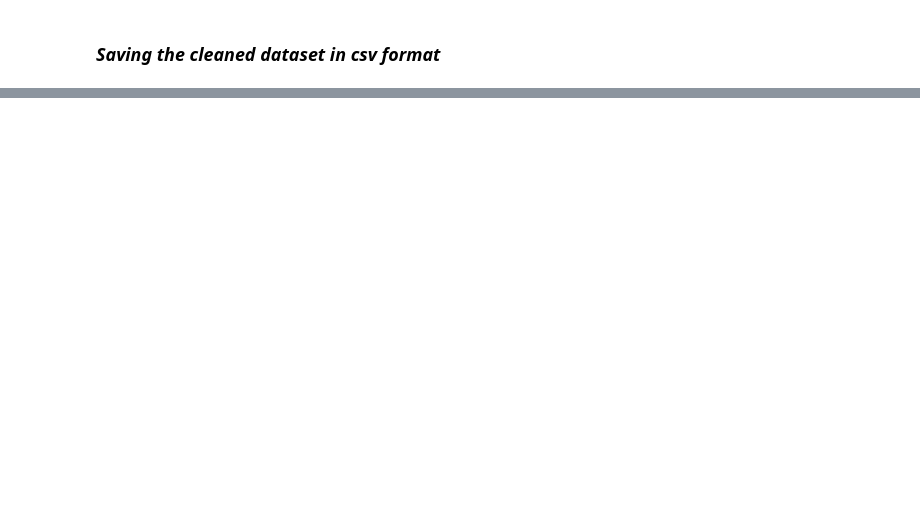
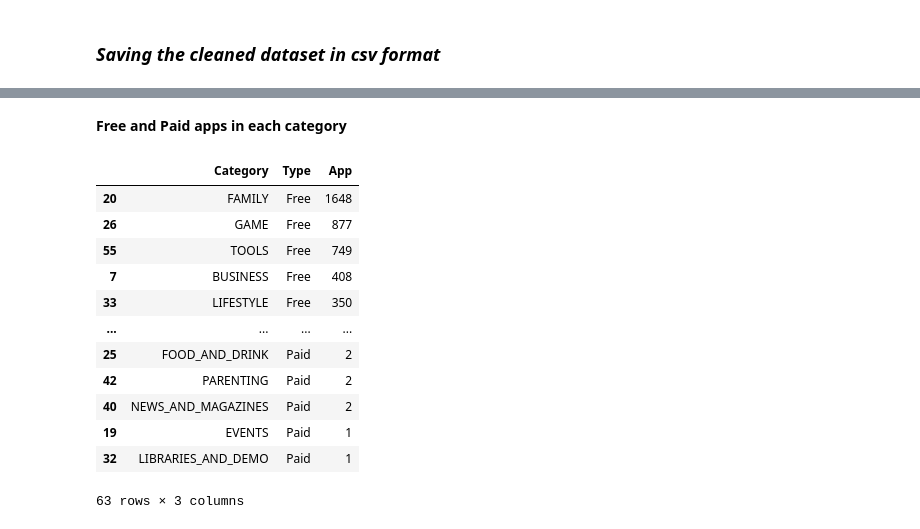
Before and after one commit to SairajNeelam/EDA---Google-Play-Store, a Jupyter notebook: EDA_Google_Play_Store_App.ipynb, the cells around one changed output, grey strips where cells are left out. Saved outputs shown, nothing was run; the diff lists cells and outputs as text; code cells hidden in the pictures; blank space fills up the shorter version.

```diff
--- a/EDA_Google_Play_Store_App.ipynb
+++ b/EDA_Google_Play_Store_App.ipynb
@@ -577,0 +659,21 @@ GPStore.to_csv('Play Store Data Clean.csv',index=False)
+# %% [markdown]
+**Free and Paid apps in each category**
+# %%
+# grouping by the 'Category' and 'Type' of the app
+# storing the count or number of apps present in each category for each of the types
+app_cat_type = GPStore[['Category','App','Type']].groupby(['Category','Type'],as_index=False).count().sort_values(by='App',ascending=False)
+app_cat_type
+# %% [output]
+|  | Category | Type | App |
+| 20 | FAMILY | Free | 1648 |
+| 26 | GAME | Free | 877 |
+| 55 | TOOLS | Free | 749 |
+| 7 | BUSINESS | Free | 408 |
+| 33 | LIFESTYLE | Free | 350 |
+| ... | ... | ... | ... |
+| 25 | FOOD_AND_DRINK | Paid | 2 |
+| 42 | PARENTING | Paid | 2 |
+| 40 | NEWS_AND_MAGAZINES | Paid | 2 |
+| 19 | EVENTS | Paid | 1 |
+| 32 | LIBRARIES_AND_DEMO | Paid | 1 |
+63 rows × 3 columns
```
Also changed, not shown: parts of 59 cells of this notebook.
